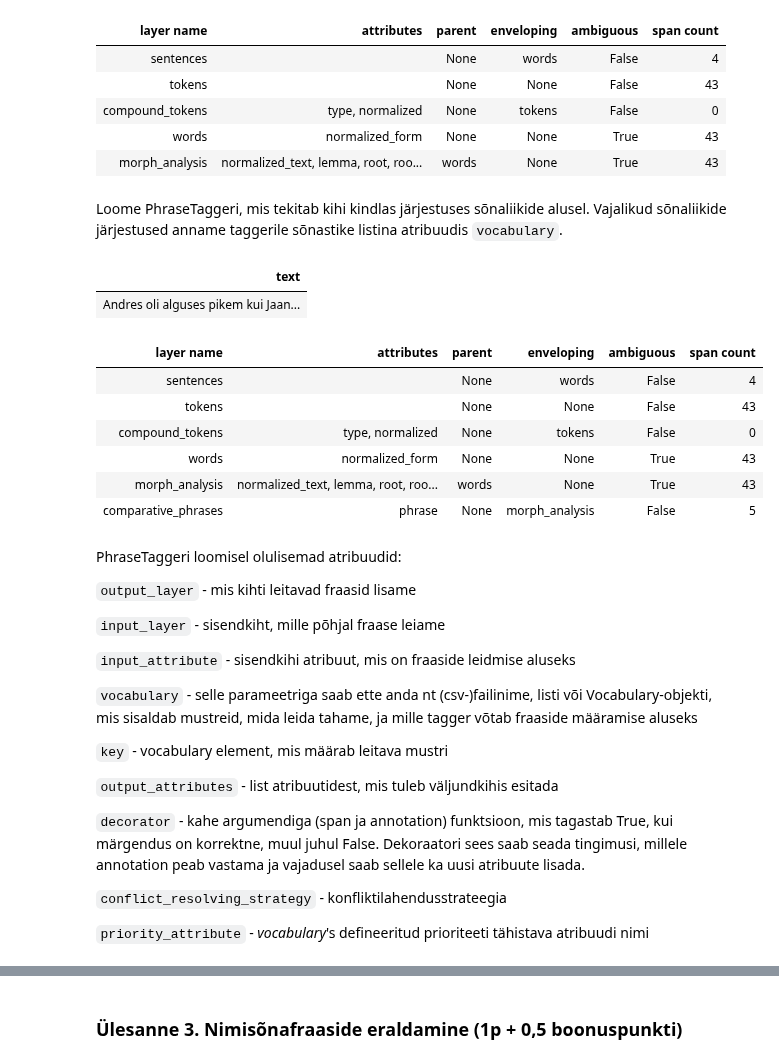
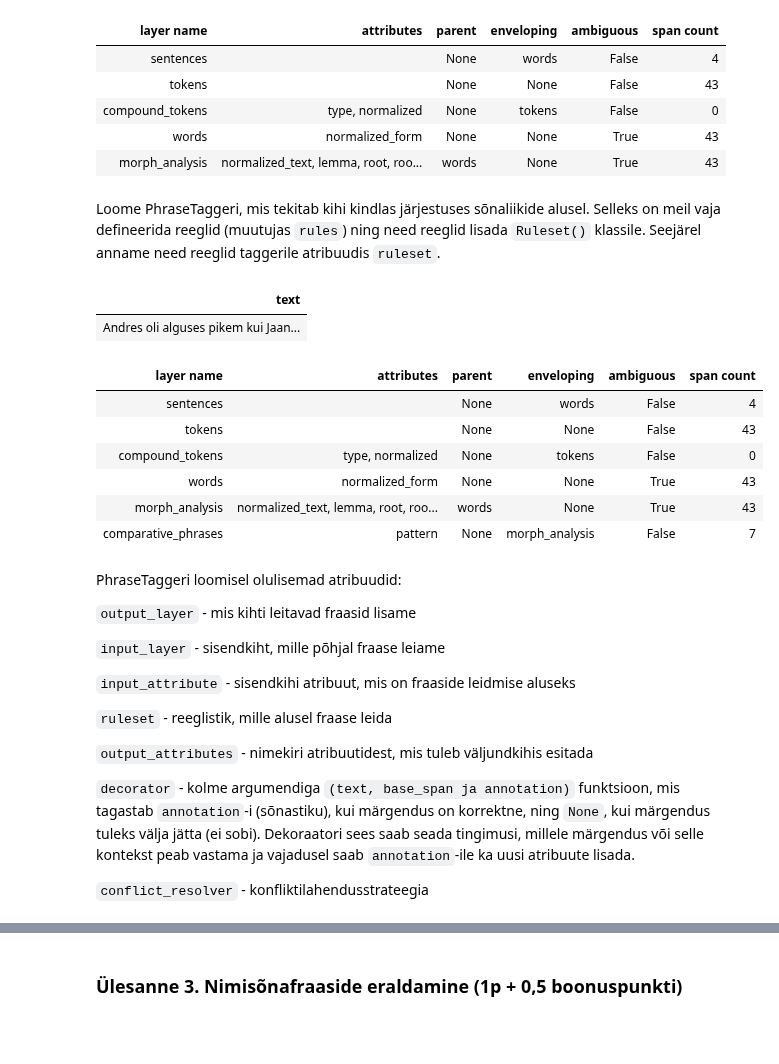
Before and after one commit to d009/EstNLP, a Jupyter notebook: Praktikum11/Praktikum11.ipynb, the cells around one changed output, grey strips where cells are left out. Drawn from its saved outputs; the diff is of its cells as text; code cells hidden in the pictures; blank space fills up the shorter version.

```diff
--- a/Praktikum11/Praktikum11.ipynb
+++ b/Praktikum11/Praktikum11.ipynb
@@ -194,59 +215,50 @@ text.tag_layer(['morph_analysis'])
 | words | normalized_form | None | None | True | 43 |
 | morph_analysis | normalized_text, lemma, root, roo... | words | None | True | 43 |
 # %% [markdown]
-Loome PhraseTaggeri, mis tekitab kihi kindlas järjestuses sõnaliikide alusel. Vajalikud sõnaliikide järjestused anname taggerile sõnastike listina atribuudis `vocabulary`.
+Loome PhraseTaggeri, mis tekitab kihi kindlas järjestuses sõnaliikide alusel. Selleks on meil vaja defineerida reeglid (muutujas `rules`) ning need reeglid lisada `Ruleset()` klassile. Seejärel anname need reeglid taggerile atribuudis `ruleset`.
-# %%
-from estnltk.taggers import PhraseTagger
-
-phrase_list = [{'phrase': ('C', 'J', 'S')},
-              {'phrase': ('C', 'J', 'P')},
-              {'phrase': ('C', 'J', 'H')},
-              {'phrase': ('H', 'C')},
-              {'phrase': ('P', 'C')},
-              {'phrase': ('S', 'C')}]
-
-phrase_tagger = PhraseTagger(output_layer='comparative_phrases',
-                             input_layer='morph_analysis',
-                             input_attribute='partofspeech',
-                             vocabulary=phrase_list,
-                             key='phrase',
-                             output_attributes=['phrase'])
-
-phrase_tagger.tag(text)
-# %% [output]
-| text |
-| Andres oli alguses pikem kui Jaan... |
-| layer name | attributes | parent | enveloping | ambiguous | span count |
-| sentences |  | None | words | False | 4 |
-| tokens |  | None | None | False | 43 |
-| compound_tokens | type, normalized | None | tokens | False | 0 |
-| words | normalized_form | None | None | True | 43 |
-| morph_analysis | normalized_text, lemma, root, roo... | words | None | True | 43 |
-| comparative_phrases | phrase | None | morph_analysis | False | 5 |
+# %%
+from estnltk.taggers import PhraseTagger
+from estnltk.taggers.system.rule_taggers import StaticExtractionRule, Ruleset
+
+ruleset = Ruleset()
+rules = [StaticExtractionRule(pattern=('C', 'J', 'S'), attributes={'pattern': ('C', 'J', 'S')}),
+         StaticExtractionRule(pattern=('C', 'J', 'P'), attributes={'pattern': ('C', 'J', 'P')}),
+         StaticExtractionRule(pattern=('C', 'J', 'H'), attributes={'pattern': ('C', 'J', 'H')}),
+         StaticExtractionRule(pattern=('H', 'C'), attributes={'pattern': ('H', 'C')}),
+         StaticExtractionRule(pattern=('P', 'C'), attributes={'pattern': ('P', 'C')}),
+         StaticExtractionRule(pattern=('S', 'C'), attributes={'pattern': ('S', 'C')}),]
+ruleset.add_rules(rules)
+# %%
+phrase_tagger = PhraseTagger(output_layer='comparative_phrases',
+                             input_layer='morph_analysis',
+                             input_attribute='partofspeech',
+                             ruleset=ruleset,
+                             output_attributes=['pattern'])
+phrase_tagger.tag(text)
+# %% [output]
+| text |
+| Andres oli alguses pikem kui Jaan... |
+| layer name | attributes | parent | enveloping | ambiguous | span count |
+| sentences |  | None | words | False | 4 |
+| tokens |  | None | None | False | 43 |
+| compound_tokens | type, normalized | None | tokens | False | 0 |
+| words | normalized_form | None | None | True | 43 |
+| morph_analysis | normalized_text, lemma, root, roo... | words | None | True | 43 |
+| comparative_phrases | pattern | None | morph_analysis | False | 7 |
 # %% [markdown]
 PhraseTaggeri loomisel olulisemad atribuudid:
 
 `output_layer` - mis kihti leitavad fraasid lisame
 
-
 `input_layer` - sisendkiht, mille põhjal fraase leiame
-
 
 `input_attribute` - sisendkihi atribuut, mis on fraaside leidmise aluseks
 
+`ruleset` - reeglistik, mille alusel fraase leida
 
-`vocabulary` - selle parameetriga saab ette anda nt (csv-)failinime, listi või Vocabulary-objekti, mis sisaldab mustreid, mida leida tahame, ja mille tagger võtab fraaside määramise aluseks
+`output_attributes` - nimekiri atribuutidest, mis tuleb väljundkihis esitada
 
+`decorator` - kolme argumendiga `(text, base_span ja annotation)` funktsioon, mis tagastab `annotation`-i (sõnastiku), kui märgendus on korrektne, ning `None`, kui märgendus tuleks välja jätta (ei sobi).
+Dekoraatori sees saab seada tingimusi, millele märgendus või selle kontekst peab vastama ja vajadusel saab `annotation`-ile ka uusi atribuute lisada.
 
-`key` - vocabulary element, mis määrab leitava mustri
-
-
-`output_attributes` - list atribuutidest, mis tuleb väljundkihis esitada
-
-
-`decorator` - kahe argumendiga (span ja annotation) funktsioon, mis tagastab True, kui märgendus on korrektne, muul juhul False. Dekoraatori sees saab seada tingimusi, millele annotation peab vastama ja vajadusel saab sellele ka uusi atribuute lisada.
-
-`conflict_resolving_strategy` - konfliktilahendusstrateegia
-
-
-`priority_attribute` - *vocabulary*'s defineeritud prioriteeti tähistava atribuudi nimi
+`conflict_resolver` - konfliktilahendusstrateegia
```
Also changed, not shown: parts of 48 cells of this notebook, 1 other file.
